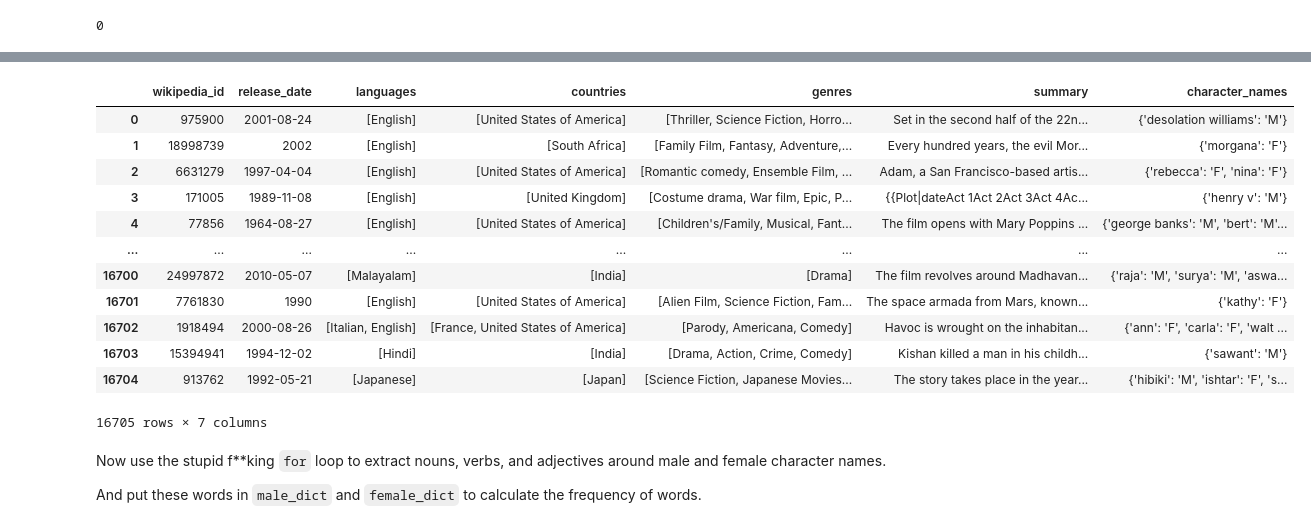
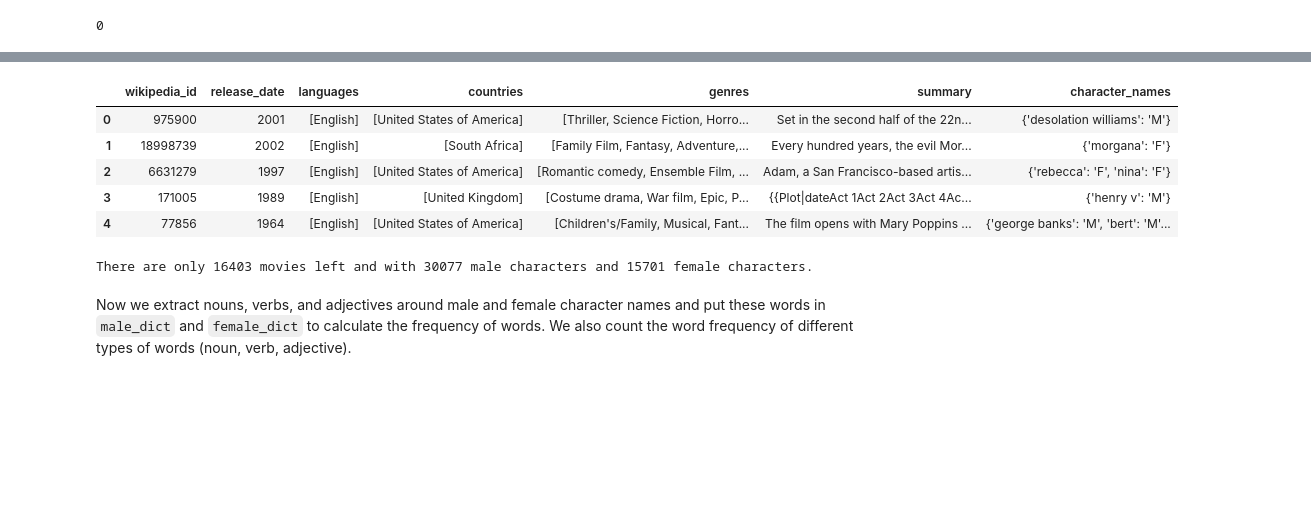
Before and after one commit to Wind-2375-like/ada-2022-project-gender-lens, a Jupyter notebook: playground_fyy.ipynb, the cells around one changed output, grey strips where cells are left out. Drawn from its saved outputs; the diff is of its cells as text; code cells hidden in the pictures; blank space fills up the shorter version.

```diff
--- a/playground_fyy.ipynb
+++ b/playground_fyy.ipynb
@@ -141,0 +186,12 @@ It's hard to use box_office_revenue unless we find another dataset... Also I thi
+# %%
+try:
+    movies = movies.drop(columns=[
+        'box_office_revenue',
+        'runtime'
+    ])
+except:
+    pass
+
+movies = movies.dropna(subset=['release_date'])
+print("{} movies left (81741 before).".format(len(movies)))
+movies.head()
@@ -162,0 +231,17 @@ We don't care about any id related to freebase, height, ethnicity, and dob. `cha
+# %%
+try:
+    characters = characters.drop(columns=[
+        'freebase_id',
+        'actor_dob',
+        'actor_height',
+        'actor_ethnicity',
+        'freebase_character_map',
+        'freebase_character_id',
+        'freebase_actor_id'
+    ])
+except:
+    pass
+
+characters = characters.dropna(how='any', subset=["actor_gender", "release_date"])
+print("{} characters left (450669 before).".format(len(characters)))
+characters.head()
@@ -182,0 +302,7 @@ They are encoded in weird formats...
+# %%
+def extract_year(x):
+    return str(x)[:4]
+
+
+movies.release_date = movies.release_date.apply(extract_year)
+characters.release_date = characters.release_date.apply(extract_year)
@@ -182,0 +336,5 @@ They are encoded in weird formats...
+# %%
+movies.release_date = movies.release_date.apply(lambda x: '2010' if x == '1010' else x)
+movies.release_date = pd.to_datetime(movies.release_date, format="%Y").dt.year
+characters.release_date = characters.release_date.apply(lambda x: '2010' if x == '1010' else x)
+characters.release_date = pd.to_datetime(characters.release_date, format="%Y").dt.year
@@ -309,24 +492,23 @@ Female: 15842
 # %%
 movies_plots_filtered = temp_df.iloc[index].copy()
 movies_plots_filtered.loc[:, 'character_names'] = name_gender
 movies_plots_filtered = movies_plots_filtered.reset_index(drop=True)
-movies_plots_filtered
+movies_plots_filtered.head()
 # %% [output]
 |  | wikipedia_id | release_date | languages | countries | genres | summary | character_names |
-| 0 | 975900 | 2001-08-24 | [English] | [United States of America] | [Thriller, Science Fiction, Horro... | Set in the second half of the 22n... | {'desolation williams': 'M'} |
+| 0 | 975900 | 2001 | [English] | [United States of America] | [Thriller, Science Fiction, Horro... | Set in the second half of the 22n... | {'desolation williams': 'M'} |
 | 1 | 18998739 | 2002 | [English] | [South Africa] | [Family Film, Fantasy, Adventure,... | Every hundred years, the evil Mor... | {'morgana': 'F'} |
-| 2 | 6631279 | 1997-04-04 | [English] | [United States of America] | [Romantic comedy, Ensemble Film, ... | Adam, a San Francisco-based artis... | {'rebecca': 'F', 'nina': 'F'} |
-| 3 | 171005 | 1989-11-08 | [English] | [United Kingdom] | [Costume drama, War film, Epic, P... | {{Plot|dateAct 1Act 2Act 3Act 4Ac... | {'henry v': 'M'} |
-| 4 | 77856 | 1964-08-27 | [English] | [United States of America] | [Children's/Family, Musical, Fant... | The film opens with Mary Poppins ... | {'george banks': 'M', 'bert': 'M'... |
-| ... | ... | ... | ... | ... | ... | ... | ... |
-| 16700 | 24997872 | 2010-05-07 | [Malayalam] | [India] | [Drama] | The film revolves around Madhavan... | {'raja': 'M', 'surya': 'M', 'aswa... |
-| 16701 | 7761830 | 1990 | [English] | [United States of America] | [Alien Film, Science Fiction, Fam... | The space armada from Mars, known... | {'kathy': 'F'} |
-| 16702 | 1918494 | 2000-08-26 | [Italian, English] | [France, United States of America] | [Parody, Americana, Comedy] | Havoc is wrought on the inhabitan... | {'ann': 'F', 'carla': 'F', 'walt ... |
-| 16703 | 15394941 | 1994-12-02 | [Hindi] | [India] | [Drama, Action, Crime, Comedy] | Kishan killed a man in his childh... | {'sawant': 'M'} |
-| 16704 | 913762 | 1992-05-21 | [Japanese] | [Japan] | [Science Fiction, Japanese Movies... | The story takes place in the year... | {'hibiki': 'M', 'ishtar': 'F', 's... |
+| 2 | 6631279 | 1997 | [English] | [United States of America] | [Romantic comedy, Ensemble Film, ... | Adam, a San Francisco-based artis... | {'rebecca': 'F', 'nina': 'F'} |
+| 3 | 171005 | 1989 | [English] | [United Kingdom] | [Costume drama, War film, Epic, P... | {{Plot|dateAct 1Act 2Act 3Act 4Ac... | {'henry v': 'M'} |
+| 4 | 77856 | 1964 | [English] | [United States of America] | [Children's/Family, Musical, Fant... | The film opens with Mary Poppins ... | {'george banks': 'M', 'bert': 'M'... |
-16705 rows × 7 columns
+# %%
+print("There are only {} movies left and with {} male characters and {} female characters.".format(
+    len(movies_plots_filtered),
+    count_gender['M'],
+    count_gender['F']
+))
+# %% [output]
+There are only 16403 movies left and with 30077 male characters and 15701 female characters.
 # %% [markdown]
-Now use the stupid f**king `for` loop to extract nouns, verbs, and adjectives around male and female character names.
-
-And put these words in `male_dict` and `female_dict` to calculate the frequency of words.
+Now we extract nouns, verbs, and adjectives around male and female character names and put these words in `male_dict` and `female_dict` to calculate the frequency of words. We also count the word frequency of different types of words (noun, verb, adjective).
 # %%
```
Also changed, not shown: parts of 61 cells of this notebook, 2 other files.
